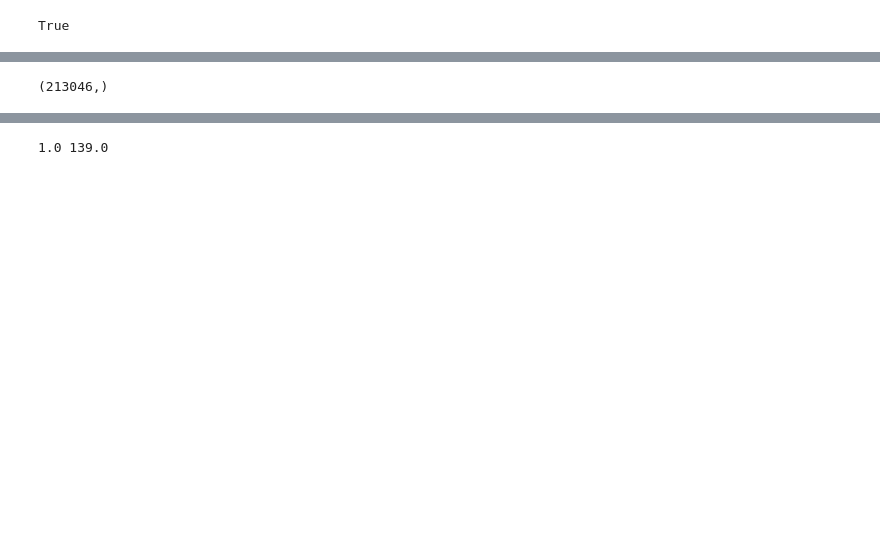
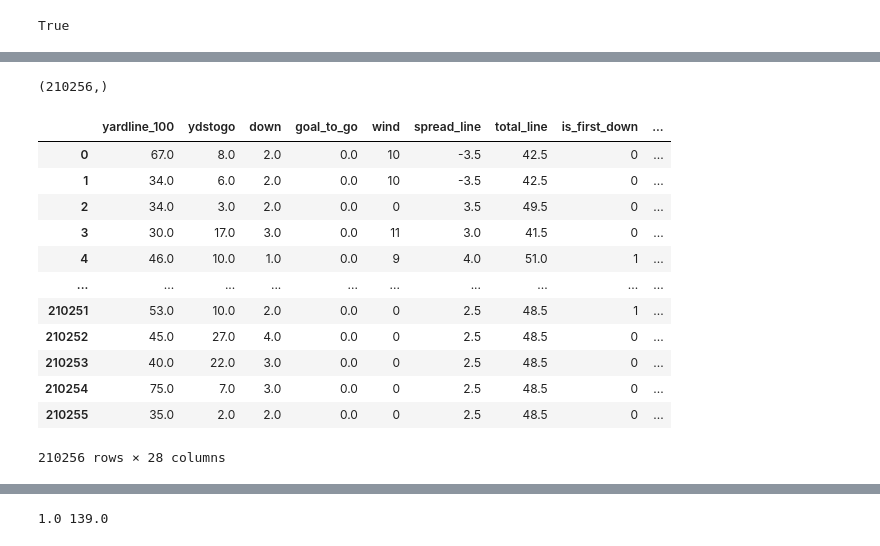
Before and after one commit to sharedw/NFL_sim, a Jupyter notebook: notebooks/train_models/pass_yard_model.ipynb, the cells around one changed output, grey strips where cells are left out. Drawn from its saved outputs; the diff is of its cells as text; code cells hidden in the pictures; blank space fills up the shorter version.

Commit message:
add qb stats to pass model

```diff
--- a/notebooks/train_models/pass_yard_model.ipynb
+++ b/notebooks/train_models/pass_yard_model.ipynb
@@ -80,32 +131,45 @@ x_cols = game_context_cols + [
 # %%
 passes = Quack.query(f"""
-select pbp.game_id, pbp.air_yards,
-	case when pbp.air_yards >= pbp.yardline_100 then 1 else 0 end as air_td,
-	case when pbp.air_yards >= pbp.ydstogo then 1 else 0 end as air_fd,
-	greatest(least(pbp.air_yards + 40, 139),1) as air_yards_shifted,
-	pbp.yards_after_catch as yac,
-	greatest(least(pbp.yards_after_catch + 40, 139),1) as yac_shifted,
-	case when ydstogo = 10  then 1 else 0 end as is_first_down,
-	pbp.first_down, pbp.touchdown,
-	case when pbp.ydstogo < 3 then 1 else 0 end as short_to_first,
+select
+    pbp.game_id,
+    pbp.air_yards,
+    pbp.yards_after_catch as yac,
+    pbp.first_down,
+    pbp.touchdown,
+    case when pbp.air_yards >= pbp.yardline_100 then 1 else 0 end as air_td,
+    case when pbp.air_yards >= pbp.ydstogo then 1 else 0 end as air_fd,
+    greatest(least(pbp.air_yards + 40, 139), 1) as air_yards_shifted,
+    greatest(least(pbp.yards_after_catch + 40, 139), 1) as yac_shifted,
+    case when ydstogo = 10 then 1 else 0 end as is_first_down,
+    case when pbp.ydstogo < 3 then 1 else 0 end as short_to_first,
 	{Quack.select_columns(game_context_cols, alias='pbp', coalesce=True)},
 	{Quack.select_columns(team_stat_cols, alias='t', coalesce=True)},
 	{Quack.select_columns(opp_stat_cols, alias='o', coalesce=True)},
 	{Quack.select_columns(receiver_stat_cols, alias='r', coalesce=True)},
-	from pbp join team_feats as t
-	on pbp.posteam = t.team
-	and pbp.game_id = t.game_id
-	join opp_feats as o
-	on pbp.defteam = o.opponent_team
-	and pbp.game_id = o.game_id
-	join player_weekly_agg as r
-	on r.game_id = pbp.game_id
-	and pbp.receiver_player_id = r.gsis_id
-	and r.team = pbp.posteam
-	and pbp.pass = 1
-	and pbp.pass_attempt = 1
-	and pbp.down is not null
-	and pbp.play_type = 'pass'
+	{Quack.select_columns(qb_stat_cols, alias='qb', coalesce=True)}
+from pbp inner join team_feats as t
+    on
+        pbp.posteam = t.team
+        and pbp.game_id = t.game_id
+inner join opp_feats as o
+    on
+        pbp.defteam = o.opponent_team
+        and pbp.game_id = o.game_id
+inner join player_weekly_agg as r
+    on pbp.game_id = r.game_id
+        and pbp.receiver_player_id = r.gsis_id
+        and pbp.posteam = r.team
+inner join player_weekly_agg as qb
+    on pbp.game_id = qb.game_id
+        and pbp.passer_player_id = qb.gsis_id
+        and pbp.posteam = qb.team
+        and pbp.pass = 1
+        and pbp.pass_attempt = 1
+        and pbp.down is not null
+        and pbp.play_type = 'pass'
+
+		;
+
 """)
 
 X = passes[x_cols]
@@ -116,7 +180,23 @@ obs = len(X)
 num_feats = len(x_cols)
 y.shape
 # %% [output]
-(213046,)
+(210256,)
+# %%
+X
+# %% [output]
+|  | yardline_100 | ydstogo | down | goal_to_go | wind | spread_line | total_line | is_first_down | ... |
+| 0 | 67.0 | 8.0 | 2.0 | 0.0 | 10 | -3.5 | 42.5 | 0 | ... |
+| 1 | 34.0 | 6.0 | 2.0 | 0.0 | 10 | -3.5 | 42.5 | 0 | ... |
+| 2 | 34.0 | 3.0 | 2.0 | 0.0 | 0 | 3.5 | 49.5 | 0 | ... |
+| 3 | 30.0 | 17.0 | 3.0 | 0.0 | 11 | 3.0 | 41.5 | 0 | ... |
+| 4 | 46.0 | 10.0 | 1.0 | 0.0 | 9 | 4.0 | 51.0 | 1 | ... |
+| ... | ... | ... | ... | ... | ... | ... | ... | ... | ... |
+| 210251 | 53.0 | 10.0 | 2.0 | 0.0 | 0 | 2.5 | 48.5 | 1 | ... |
+| 210252 | 45.0 | 27.0 | 4.0 | 0.0 | 0 | 2.5 | 48.5 | 0 | ... |
+| 210253 | 40.0 | 22.0 | 3.0 | 0.0 | 0 | 2.5 | 48.5 | 0 | ... |
+| 210254 | 75.0 | 7.0 | 3.0 | 0.0 | 0 | 2.5 | 48.5 | 0 | ... |
+| 210255 | 35.0 | 2.0 | 2.0 | 0.0 | 0 | 2.5 | 48.5 | 0 | ... |
+210256 rows × 28 columns
 # %%
 x_cols
 # %% [output]
```
Also changed, not shown: parts of 8 cells of this notebook.
